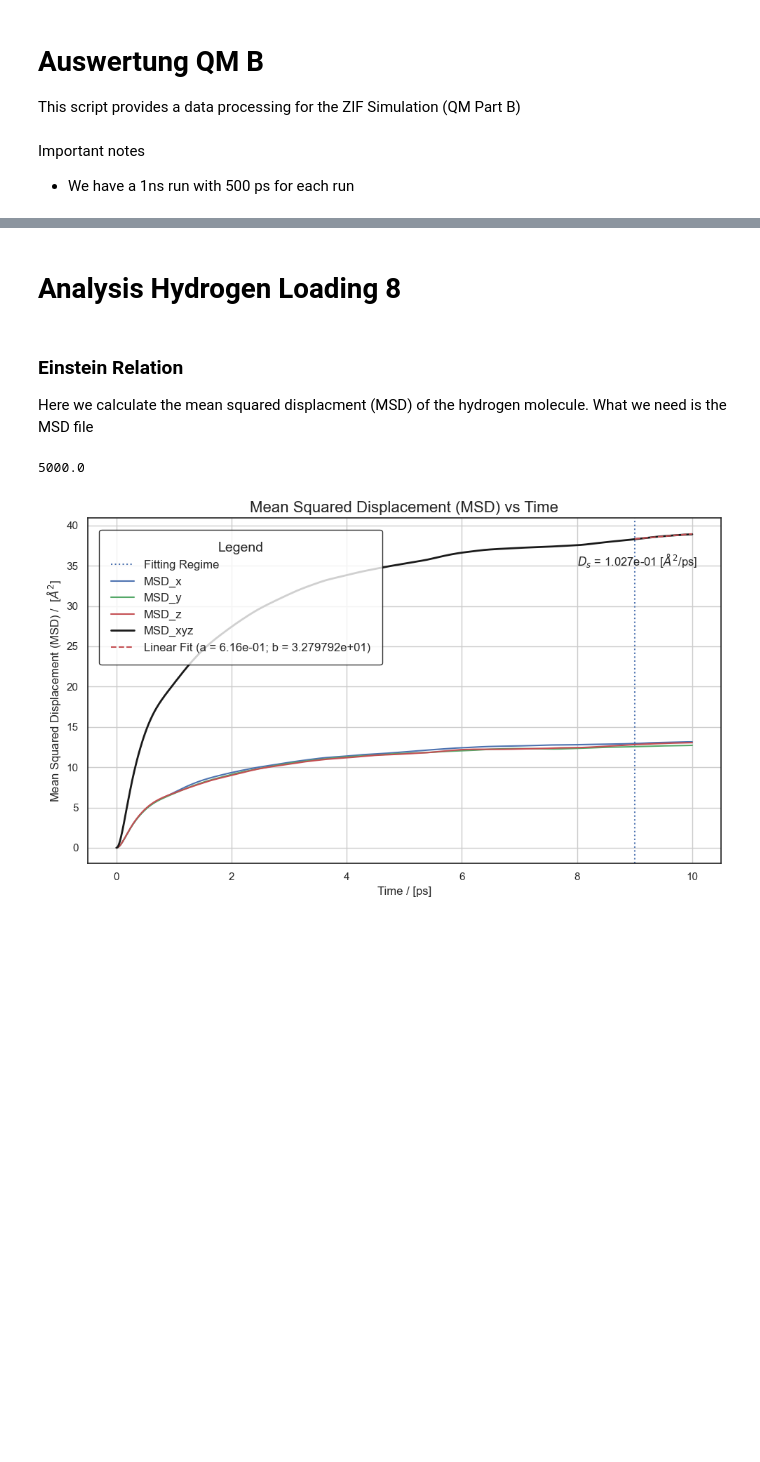
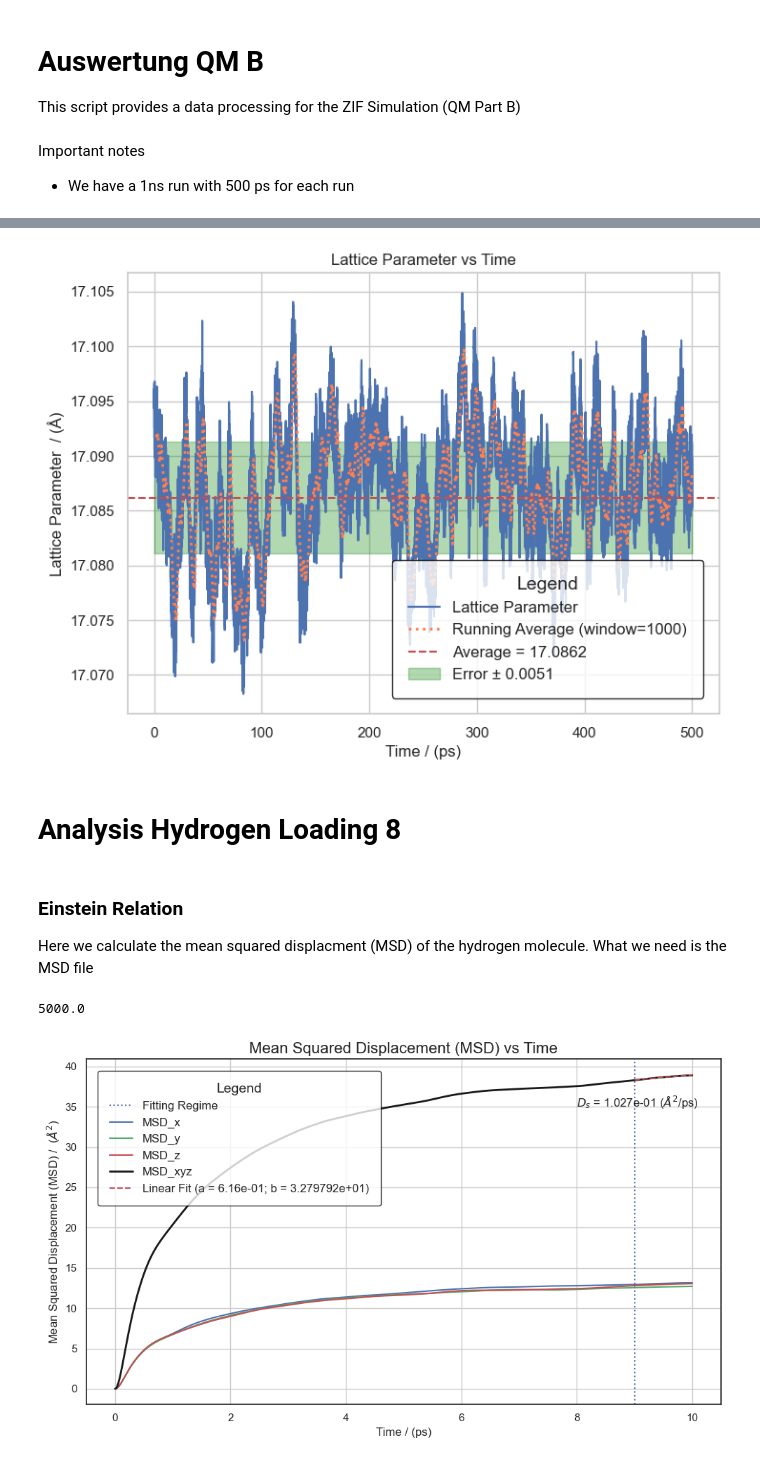
Before and after one commit to LukasMeinschad/Theoretische_Chemie, a Jupyter notebook: Praktikum/qm_part_b/Auswertung_QM_B.ipynb, the cells around one changed output, grey strips where cells are left out. Cells and saved outputs as stored; diff of their text form; code cells hidden in the pictures; blank space fills up the shorter version.

```diff
--- a/Praktikum/qm_part_b/Auswertung_QM_B.ipynb
+++ b/Praktikum/qm_part_b/Auswertung_QM_B.ipynb
@@ -23,0 +32,69 @@ Important notes
+# %%
+# data readin
+
+lattice_data = pd.read_csv("data_emptyzif8/zif_8_empty-03.box",names=["Steps","a","b","c",1,2,3] , sep="\t")
+print(lattice_data)
+
+# The production run was 500 ps, thus we need to transform the time
+
+lattice_data["Steps"] = lattice_data["Steps"] - 10000
+
+max_steps = np.max(lattice_data["Steps"])
+
+
+
+time_per_step = 500 / max_steps
+
+lattice_data["Steps"] = lattice_data["Steps"] * time_per_step
+
+
+average = 17.0862
+
+error = 0.0051
+
+
+# Define a window size for the running average (e.g., 10 points)
+window_size = 1000
+
+# Calculate the running average
+lattice_data['Running Average'] = lattice_data['a'].rolling(window=window_size).mean()
+
+
+# Plot the data
+plt.figure(figsize=(8, 6))
+plt.plot(lattice_data["Steps"], lattice_data["a"], label='Lattice Parameter', color='b')
+
+
+# Plot the running average
+plt.plot(lattice_data["Steps"], lattice_data["Running Average"], label=f'Running Average (window={window_size})', color='coral', linewidth=2,linestyle = "dotted")
+
+
+# Plot average as a horizontal line
+plt.axhline(average, color='r', linestyle='--', label=f'Average = {average}')
+
+# Plot error as a shaded region
+plt.fill_between(lattice_data["Steps"], average - error, average + error, color='green', alpha=0.3, label=f'Error ± {error}')
+
+# Adding labels, title, and legend
+plt.xlabel('Time / (ps)')
+plt.ylabel('Lattice Parameter  / (Å)')
+plt.title('Lattice Parameter vs Time')
+plt.legend(
+    title="Legend",
+    loc='lower right',
+    frameon=True,   # Enable the box around the legend
+    facecolor='white',  # Background color of the box
+    edgecolor='black',  # Border color of the box
+    fontsize=12,  # Font size for legend text
+    title_fontsize=14,  # Font size for the title in the legend
+    borderpad=1,  # Padding between the legend content and the box
+    borderaxespad=1  # Padding between the legend and the plot
+)
+
+
+
+
+# Display the plot
+plt.savefig("thermal_expansionzif8.png",dpi=600)
+plt.show()
+# %% [output]
@@ -24,3 +115,4 @@ Important notes
+[figure, added]
 # %% [markdown]
 # Analysis Hydrogen Loading 8
 # %% [markdown]
```
Also changed, not shown: parts of 13 cells of this notebook, 35 other files.
